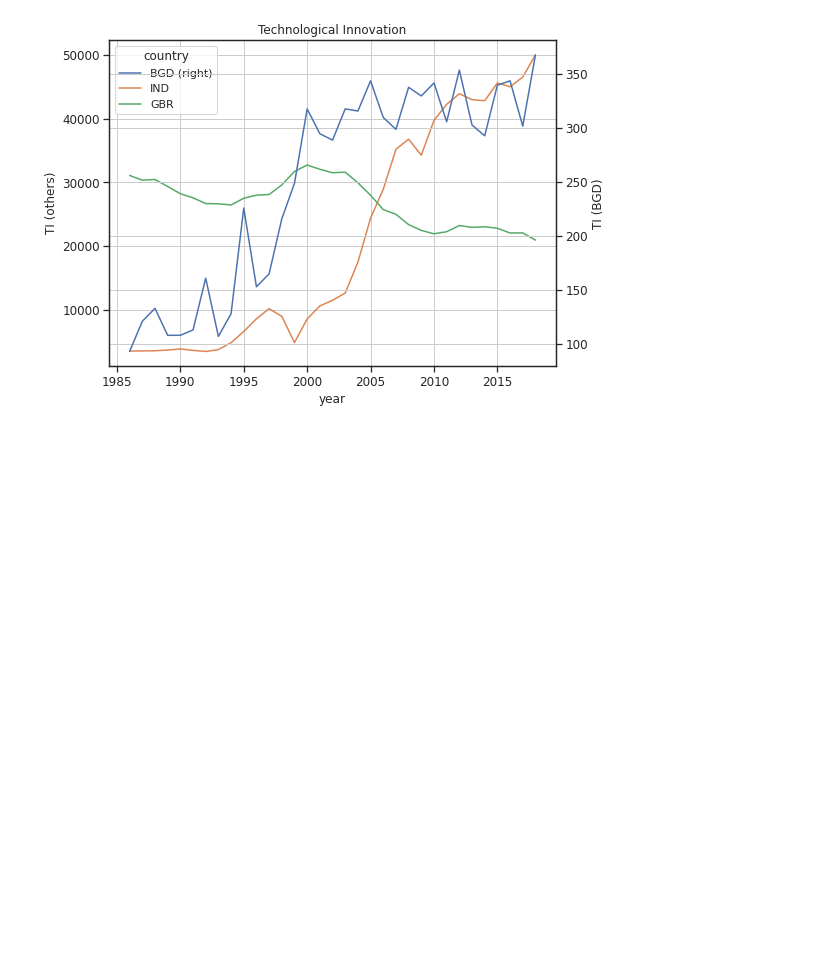
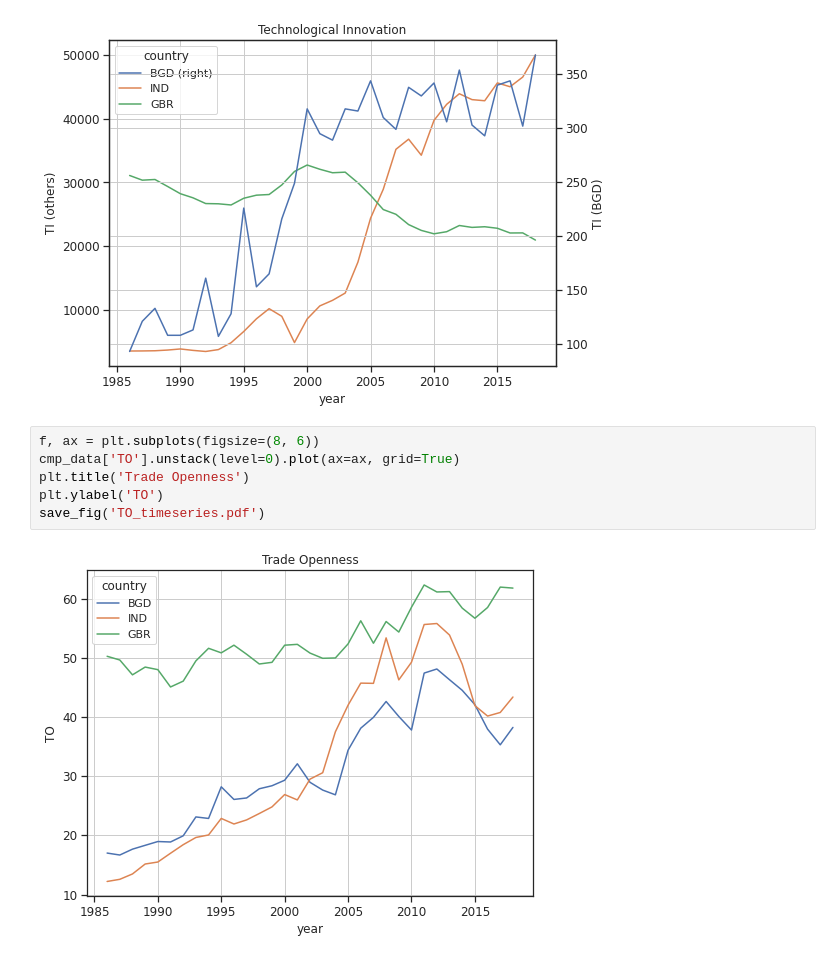
Before and after one commit to drakesiard/em-2020, a Jupyter notebook: analysis/1_descriptive_stats.ipynb, the cells around one changed output. Cells and saved outputs as stored; diff of their text form; blank space fills up the shorter version.

```diff
--- a/analysis/1_descriptive_stats.ipynb
+++ b/analysis/1_descriptive_stats.ipynb
@@ -133,3 +145,11 @@ ax.set_ylabel('TI (others)')
 save_fig('TI_timeseries.pdf')
 # %% [output]
 [figure]
+# %%
+f, ax = plt.subplots(figsize=(8, 6))
+cmp_data['TO'].unstack(level=0).plot(ax=ax, grid=True)
+plt.title('Trade Openness')
+plt.ylabel('TO')
+save_fig('TO_timeseries.pdf')
+# %% [output]
+[figure, added]
```
Also changed, not shown: parts of 3 cells of this notebook, 10 other files.
